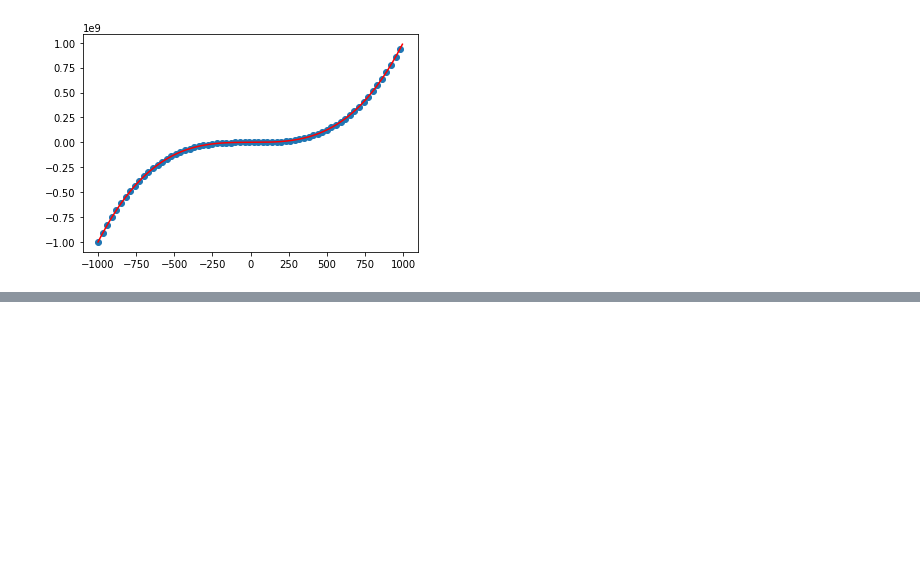
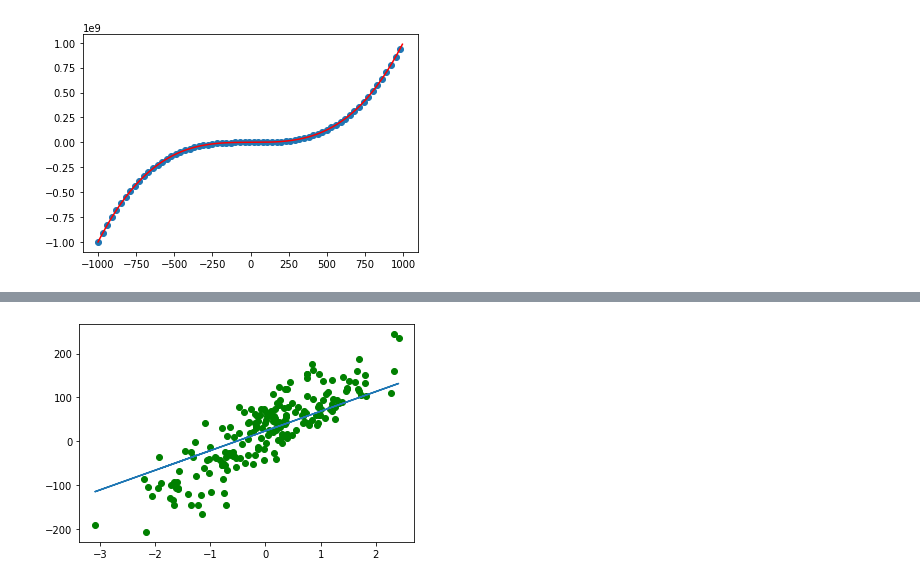
Before and after one commit to prathameshbhalekar/Machine-Learning-From-Scratch, a Jupyter notebook: Linear Regression using Gradient Descent.ipynb, the cells around one changed output, grey strips where cells are left out. Cells and saved outputs as stored; diff of their text form; code cells hidden in the pictures; blank space fills up the shorter version.

```diff
--- a/Linear Regression using Gradient Descent.ipynb
+++ b/Linear Regression using Gradient Descent.ipynb
@@ -142,0 +195,7 @@ plt.plot(test_x[0],model.predict(test_x),c='r')
+# %%
+x,y=make_regression(n_features=1,n_samples=200,bias=20,noise=40)
+x=pd.DataFrame(x)
+y=pd.DataFrame(y)
+x[2]=11
+model2=linear_regression(regularization="L1",lambda_=0.001,features=2)
+model2.fit(x,y,print_every_nth_epoch=100)
@@ -142,0 +222,6 @@ plt.plot(test_x[0],model.predict(test_x),c='r')
+# %%
+plt.scatter(x[0].to_numpy(),y.to_numpy(),c='g')
+plt.plot(x[0].to_numpy(),(x[0]*model2.weights[0]+x[2]*model2.weights[1]+model2.bias).to_numpy())
+plt.show()
+# %% [output]
+[figure, added]
```
Also changed, not shown: parts of 10 cells of this notebook.
